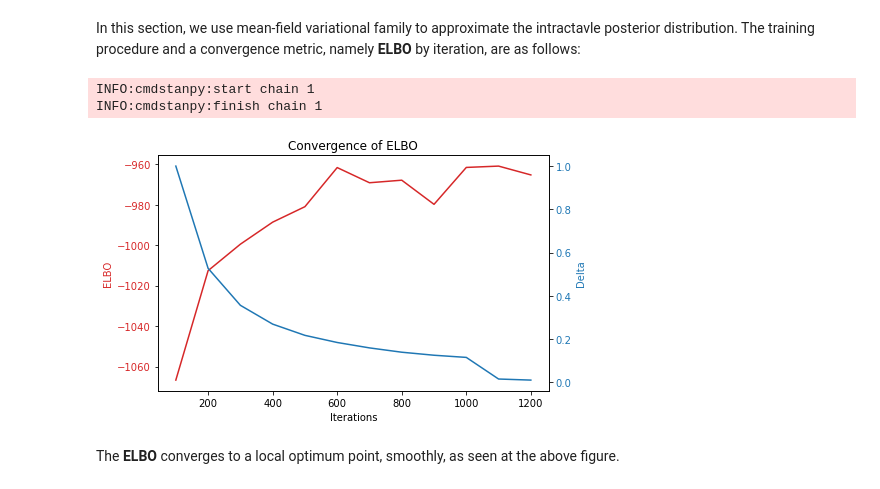
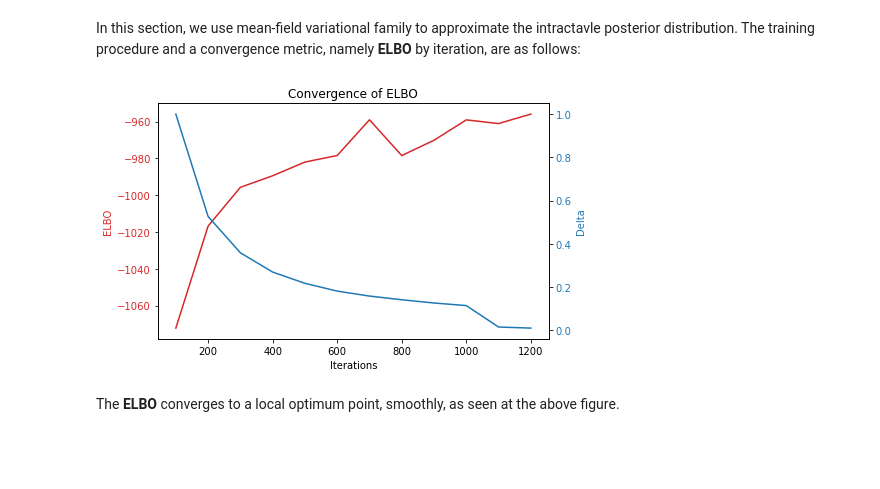
Before and after one commit to ketencimert/probprog-finalproject, a Jupyter notebook: project.ipynb, the cells around one changed output. Cells and saved outputs as stored; diff of their text form; code cells hidden in the pictures; blank space fills up the shorter version.

```diff
--- a/project.ipynb
+++ b/project.ipynb
@@ -74,3 +87,13 @@ The model we work is based on a popular Bayesian statistical model called Glicko
 # %%
-from glicko.compute import get_samples_map, get_samples_vi, run_glickman_inference
-from glicko.plots import plot_elbo, plot_likelihood, plot_bce
+from glicko.inference import (
+    hmc,
+    meanfield_vi,
+    map_opt,
+    glickman
+)
+
+glicko_stan = './glicko/glicko.stan'
+chess_data = './glicko/chess.data.json'
+
+observed_data = json.load(open(chess_data))
+glicko_stan = CmdStanModel(stan_file=glicko_stan)
@@ -141,16 +120,11 @@ The trace plots, from 4 **MCMC** chains show a ...
 # %% [markdown]
 In this section, we use mean-field variational family to approximate the intractavle posterior distribution. The training procedure and a convergence metric, namely **ELBO** by iteration, are as follows:
 # %%
-glicko_vi = glicko_stan.variational(
-    data=chess_data,
-    algorithm="meanfield",
-    output_samples=4000,
-    grad_samples=5,
+glicko_vi, score_pp_vi = meanfield_vi(
+    glicko_stan,
+    observed_data
 )
-plot_elbo(glicko_vi)
 # %% [output]
-INFO:cmdstanpy:start chain 1
-INFO:cmdstanpy:finish chain 1
-[figure, old version]
+[figure, new version]
 # %% [markdown]
 The **ELBO** converges to a local optimum point, smoothly, as seen at the above figure.
```
Also changed, not shown: parts of 24 cells of this notebook, 21 other files.
